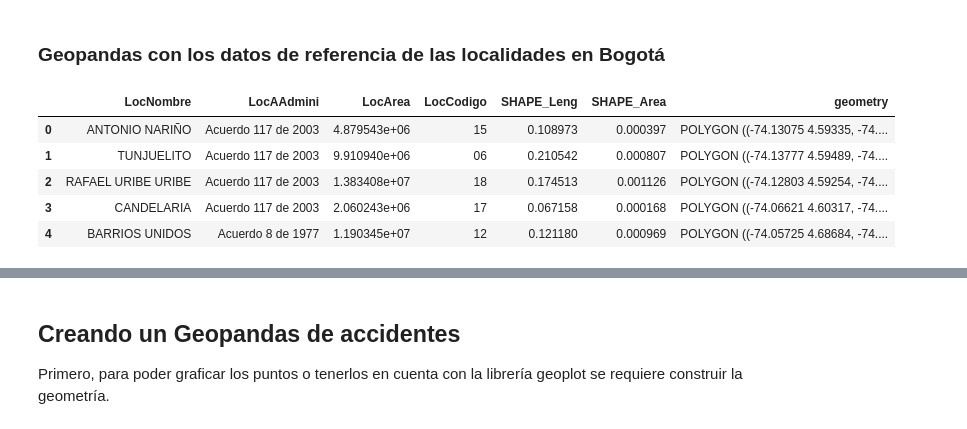
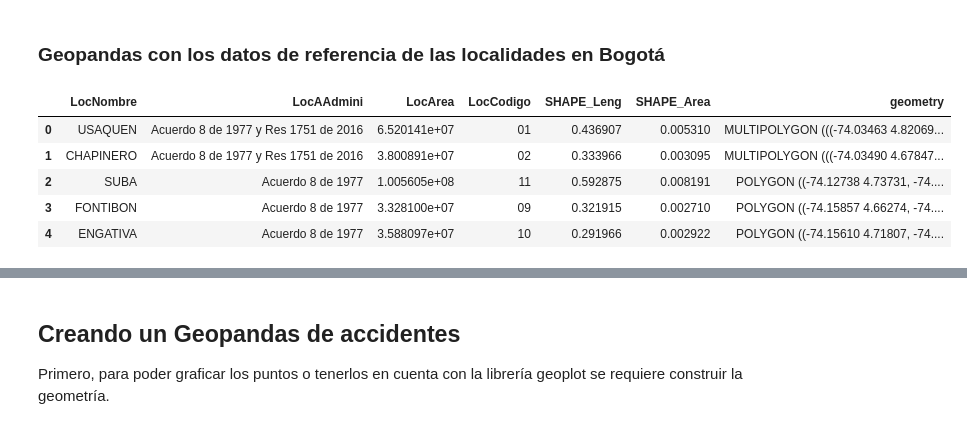
Before and after one commit to solofruad/traffic-accidents, a Jupyter notebook: model/notebook/4 Analysis/geoplot.ipynb, the cells around one changed output, grey strips where cells are left out. Cells and saved outputs as stored; diff of their text form; code cells hidden in the pictures.

```diff
--- a/model/notebook/4 Analysis/geoplot.ipynb
+++ b/model/notebook/4 Analysis/geoplot.ipynb
@@ -39,16 +58,18 @@ accidentes.shape
 # %% [markdown]
 ### Geopandas con los datos de referencia de las localidades en Bogotá
 # %%
-localidades = gpd.read_file('maps/locashp/Loca.shp')
+#localidades = gpd.read_file('maps/locashp/Loca.shp')
+#localidades = gpd.read_file('maps/upla/UPla.shp')
+localidades = gpd.read_file('maps/shp2/loca-urb.shp')
 #'maps/munishp/Muni.shp'
 #'maps/calzadashp/Calzada.shp'
 #'maps/upla/UPla.shp'
 #localidades = localidades[localidades['LocCodigo'] != '20'] ## Descartando sumapaz
 localidades.head(5)
 # %% [output]
 |  | LocNombre | LocAAdmini | LocArea | LocCodigo | SHAPE_Leng | SHAPE_Area | geometry |
-| 0 | ANTONIO NARIÑO | Acuerdo 117 de 2003 | 4.879543e+06 | 15 | 0.108973 | 0.000397 | POLYGON ((-74.13075 4.59335, -74.... |
-| 1 | TUNJUELITO | Acuerdo 117 de 2003 | 9.910940e+06 | 06 | 0.210542 | 0.000807 | POLYGON ((-74.13777 4.59489, -74.... |
-| 2 | RAFAEL URIBE URIBE | Acuerdo 117 de 2003 | 1.383408e+07 | 18 | 0.174513 | 0.001126 | POLYGON ((-74.12803 4.59254, -74.... |
-| 3 | CANDELARIA | Acuerdo 117 de 2003 | 2.060243e+06 | 17 | 0.067158 | 0.000168 | POLYGON ((-74.06621 4.60317, -74.... |
-| 4 | BARRIOS UNIDOS | Acuerdo 8 de 1977 | 1.190345e+07 | 12 | 0.121180 | 0.000969 | POLYGON ((-74.05725 4.68684, -74.... |
+| 0 | USAQUEN | Acuerdo 8 de 1977 y Res 1751 de 2016 | 6.520141e+07 | 01 | 0.436907 | 0.005310 | MULTIPOLYGON (((-74.03463 4.82069... |
+| 1 | CHAPINERO | Acuerdo 8 de 1977 y Res 1751 de 2016 | 3.800891e+07 | 02 | 0.333966 | 0.003095 | MULTIPOLYGON (((-74.03490 4.67847... |
+| 2 | SUBA | Acuerdo 8 de 1977 | 1.005605e+08 | 11 | 0.592875 | 0.008191 | POLYGON ((-74.12738 4.73731, -74.... |
+| 3 | FONTIBON | Acuerdo 8 de 1977 | 3.328100e+07 | 09 | 0.321915 | 0.002710 | POLYGON ((-74.15857 4.66274, -74.... |
+| 4 | ENGATIVA | Acuerdo 8 de 1977 | 3.588097e+07 | 10 | 0.291966 | 0.002922 | POLYGON ((-74.15610 4.71807, -74.... |
```
Also changed, not shown: parts of 16 cells of this notebook, 16 other files.
